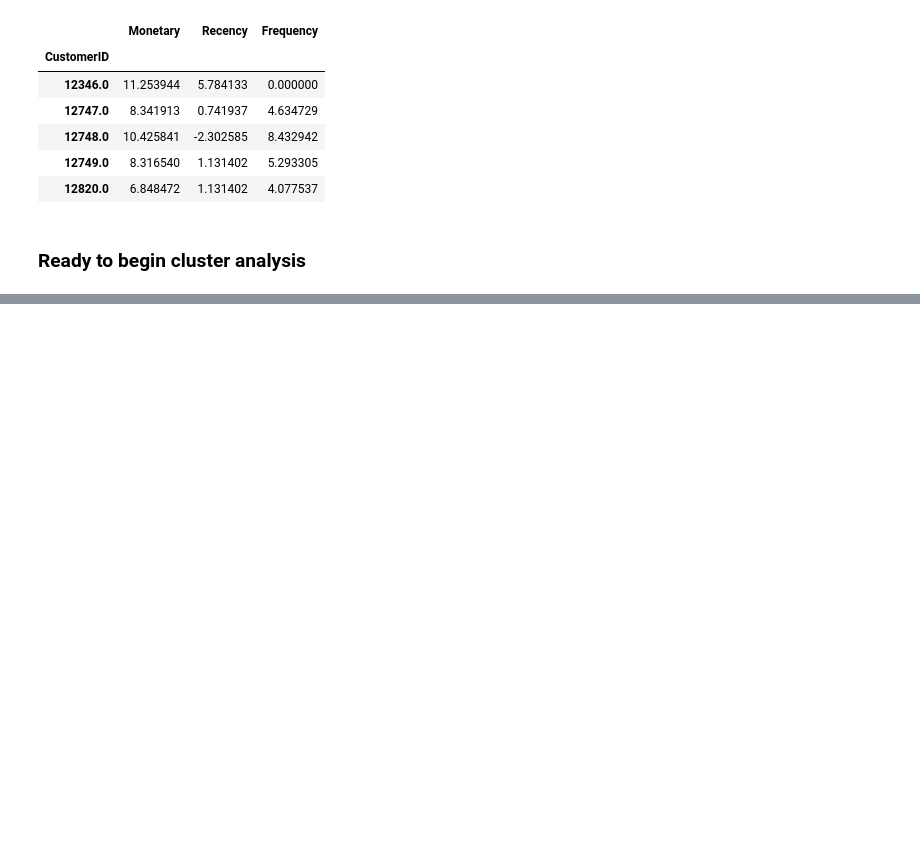
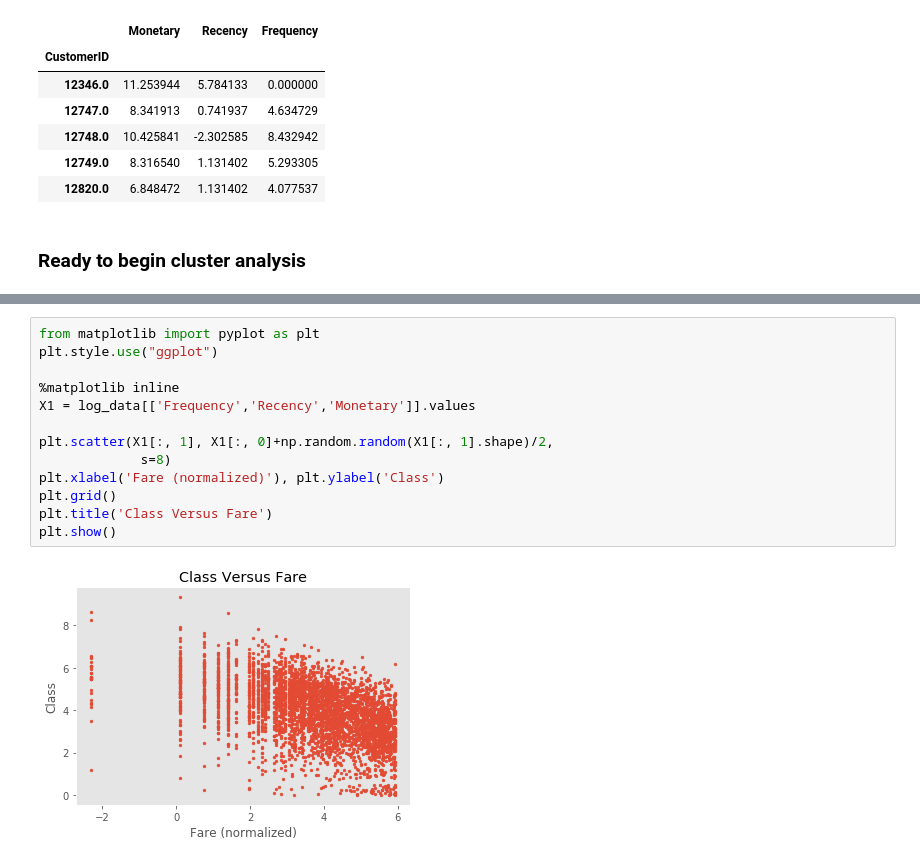
Before and after one commit to davestroud/OnlineRetail, a Jupyter notebook: main.ipynb, the cells around one changed output, grey strips where cells are left out. Saved outputs shown, nothing was run; the diff lists cells and outputs as text; blank space fills up the shorter version.

```diff
--- a/main.ipynb
+++ b/main.ipynb
@@ -575,0 +576,15 @@ pd.DataFrame(pd.Series(clusters_customers).value_counts(), columns = ['NumberCus
+# %%
+from matplotlib import pyplot as plt
+plt.style.use("ggplot")
+
+%matplotlib inline
+X1 = log_data[['Frequency','Recency','Monetary']].values
+
+plt.scatter(X1[:, 1], X1[:, 0]+np.random.random(X1[:, 1].shape)/2,
+             s=8)
+plt.xlabel('Fare (normalized)'), plt.ylabel('Class')
+plt.grid()
+plt.title('Class Versus Fare')
+plt.show()
+# %% [output]
+[figure, added]
```
Also changed, not shown: parts of 6 cells of this notebook, 1 other file.
